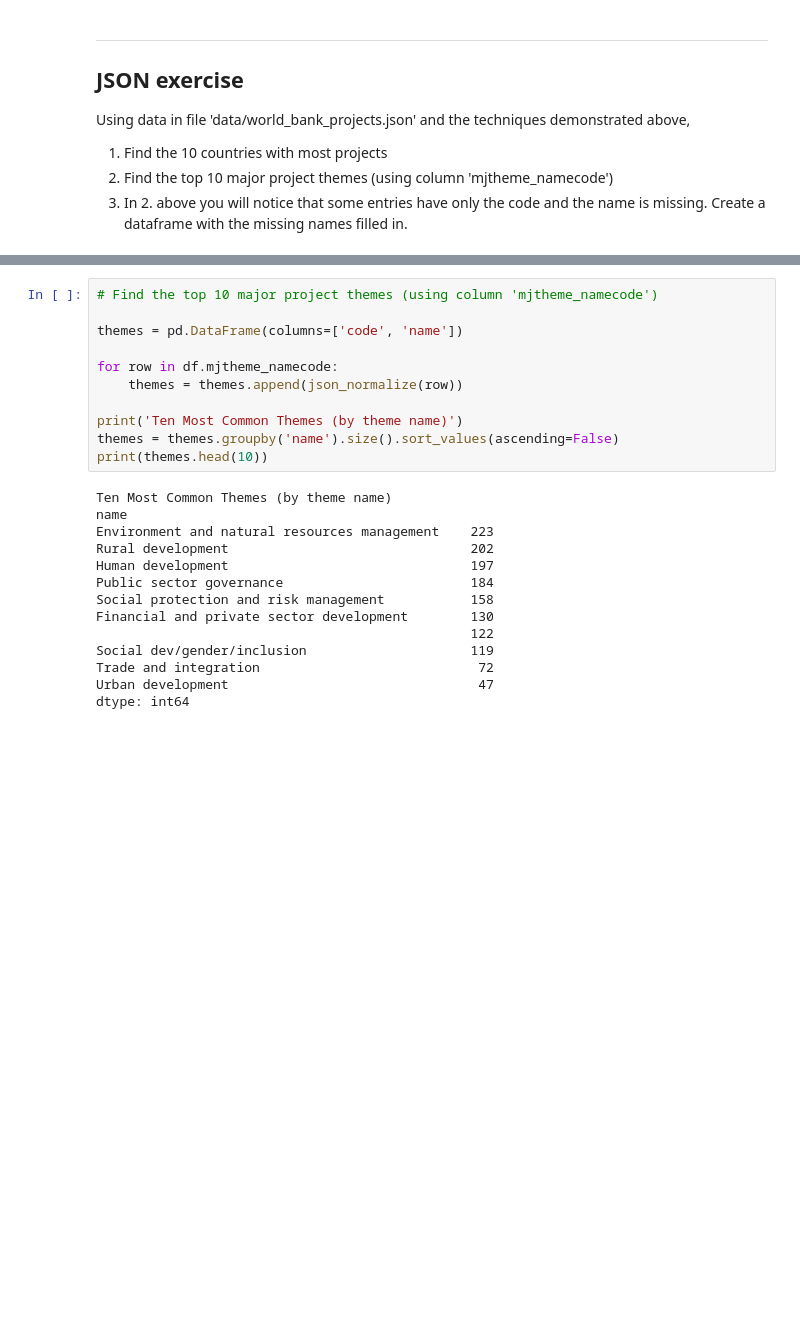
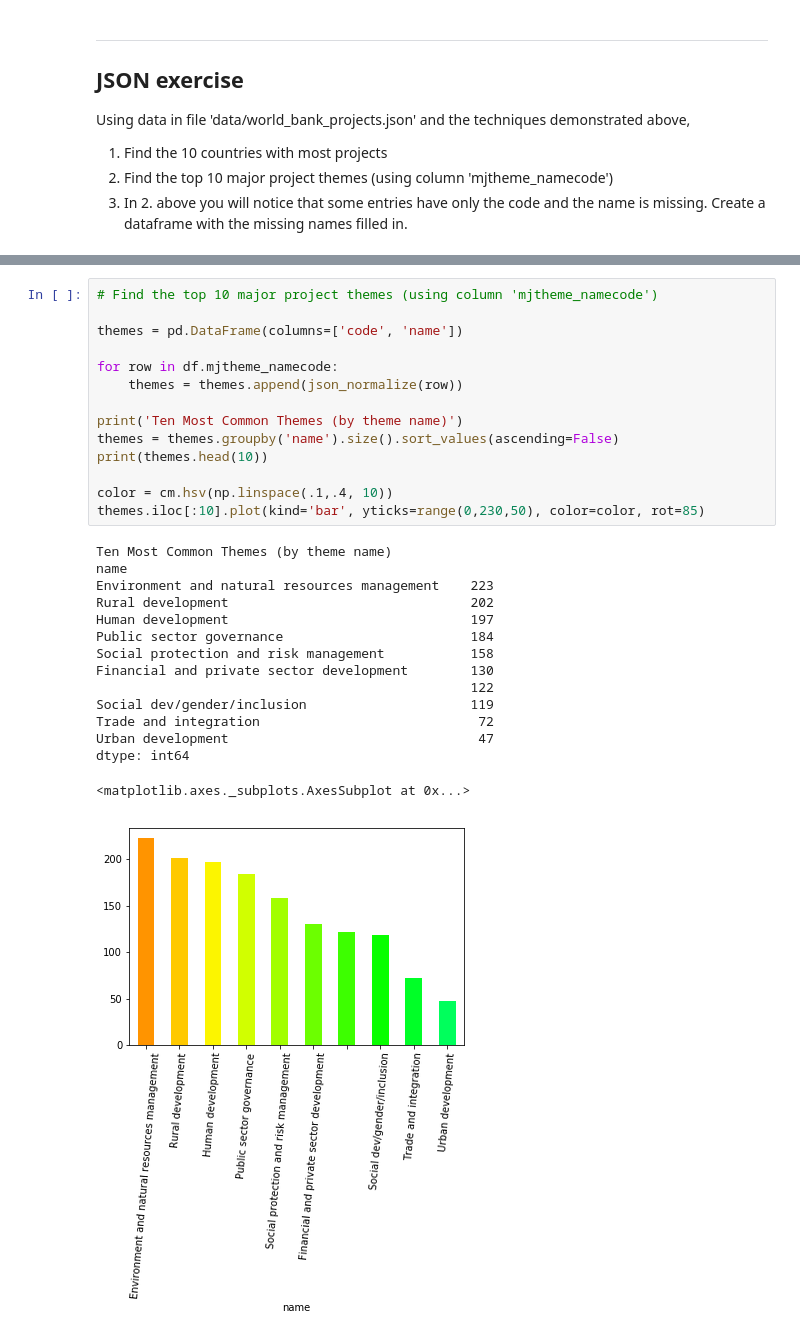
Before and after one commit to SlothDream/SB_MiniProjects, a Jupyter notebook: sliderule_dsi_json_exercise.ipynb, the cells around one changed output, grey strips where cells are left out. Drawn from its saved outputs; the diff is of its cells as text; blank space fills up the shorter version.

```diff
--- a/sliderule_dsi_json_exercise.ipynb
+++ b/sliderule_dsi_json_exercise.ipynb
@@ -144,26 +157,31 @@ dtype: int64
 # %%
 # Find the top 10 major project themes (using column 'mjtheme_namecode')
 
 themes = pd.DataFrame(columns=['code', 'name'])
 
 for row in df.mjtheme_namecode:
     themes = themes.append(json_normalize(row))
 
 print('Ten Most Common Themes (by theme name)')
 themes = themes.groupby('name').size().sort_values(ascending=False)
 print(themes.head(10))
+
+color = cm.hsv(np.linspace(.1,.4, 10))
+themes.iloc[:10].plot(kind='bar', yticks=range(0,230,50), color=color, rot=85)
 # %% [output]
 Ten Most Common Themes (by theme name)
 name
 Environment and natural resources management    223
 Rural development                               202
 Human development                               197
 Public sector governance                        184
 Social protection and risk management           158
 Financial and private sector development        130
                                                 122
 Social dev/gender/inclusion                     119
 Trade and integration                            72
 Urban development                                47
 dtype: int64
+<matplotlib.axes._subplots.AxesSubplot at 0x...>
+[figure, added]
 # %%
```
Also changed, not shown: parts of 5 cells of this notebook, 1 other file.
